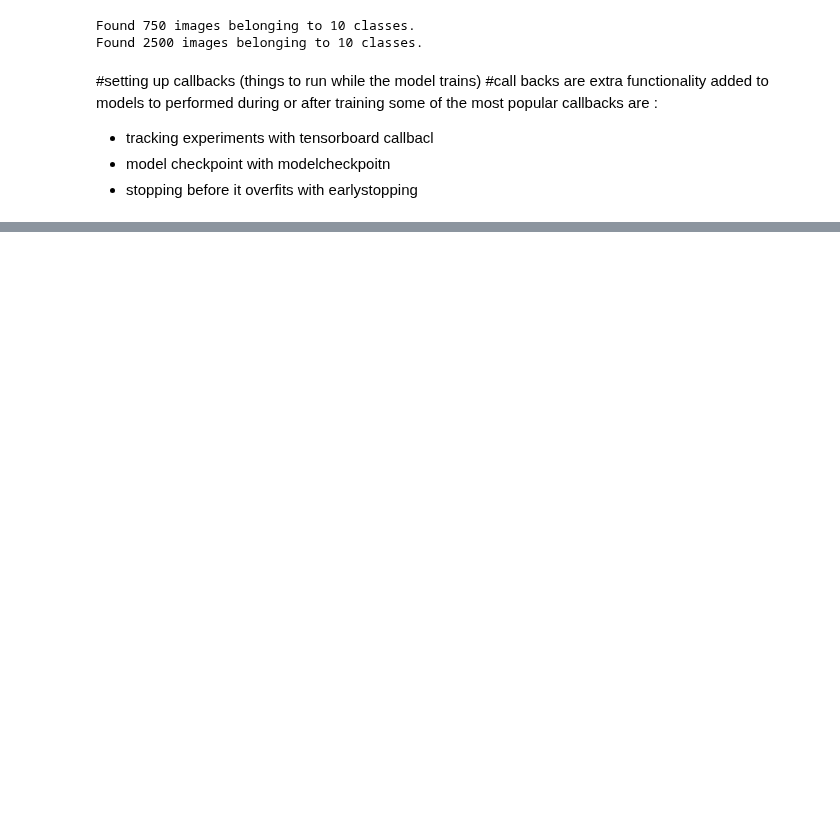
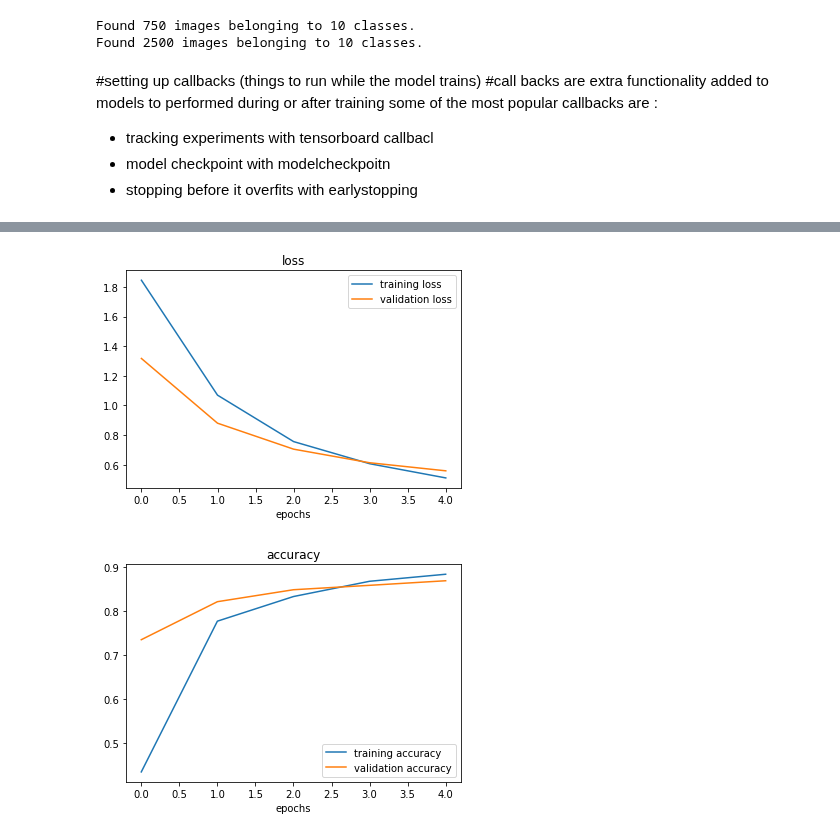
Before and after one commit to JaradAng/tensorflow_training, a Jupyter notebook: transfer_learning_feature_extraction.ipynb, the cells around one changed output, grey strips where cells are left out. Saved outputs shown, nothing was run; the diff lists cells and outputs as text; code cells hidden in the pictures; blank space fills up the shorter version.

```diff
--- a/transfer_learning_feature_extraction.ipynb
+++ b/transfer_learning_feature_extraction.ipynb
@@ -104,0 +130,25 @@ looking at tensorflow hub tfhub.dev to get the majority of models layers
+# %%
+#Making model function to create model from url
+def create_model(model_url, num_classes):
+  """
+  takes a tensorflow hub url and creates a keras sequential model with it
+
+  Args: model_url(str): tf hub feature extraction url
+        num_class (int): number of output neurons in output layer
+        should equal number of target classes, default ten
+
+  returns: uncompiled keras sequential modle with model url as feature extractor laay and dense outlayer with num of class as out nuerons
+  """
+
+  #download the pretrained model and use it a layer
+  feature_extractor_layer = hub.KerasLayer(model_url,
+                                           trainable = False,
+                                           name='feature_extractor',
+                                           input_shape= IMAGE_SHAPE+(3,)) # freezes the already learned patterns
+
+  model = tf.keras.Sequential([
+      feature_extractor_layer,
+      layers.Dense(num_classes, activation='softmax', name='output_layer')
+      ])
+
+  return model
@@ -104,0 +220,17 @@ looking at tensorflow hub tfhub.dev to get the majority of models layers
+# %%
+efficientnet_model = create_model(efficientnet_url,
+                                  num_classes=train_data_10_percent.num_classes)
+# %%
+#compile the model
+efficientnet_model.compile(loss = tf.keras.losses.CategoricalCrossentropy(),
+                           optimizer = tf.keras.optimizers.Adam(),
+                           metrics=['accuracy'])
+# %%
+#fit the model
+history_2 = efficientnet_model.fit(train_data_10_percent,
+                                   epochs = 5,
+                                   steps_per_epoch = len(train_data_10_percent),
+                                   validation_data = test_data,
+                                   validation_steps = len(test_data),
+                                   callbacks = [create_tensorboard_callback(dir_name='tensorflow_hub',
+                                                                      experiment_name = 'efficient_net_b0')])
@@ -104,0 +249,5 @@ looking at tensorflow hub tfhub.dev to get the majority of models layers
+# %%
+plot_loss_curve(history_2)
+# %% [output]
+[figure, added]
+[figure, added]
```
Also changed, not shown: parts of 19 cells of this notebook.
